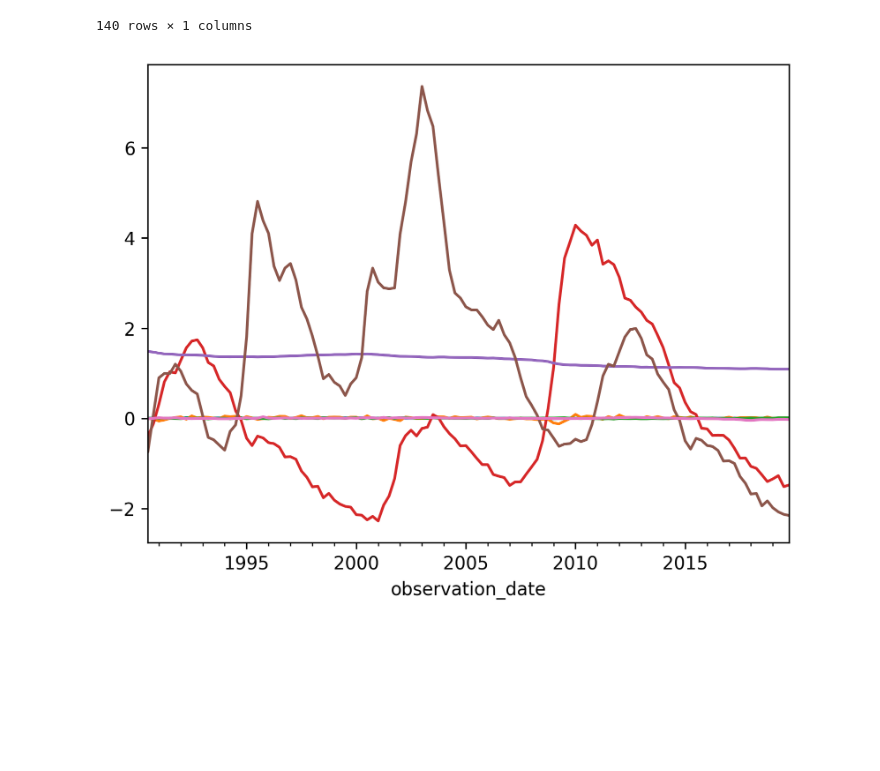
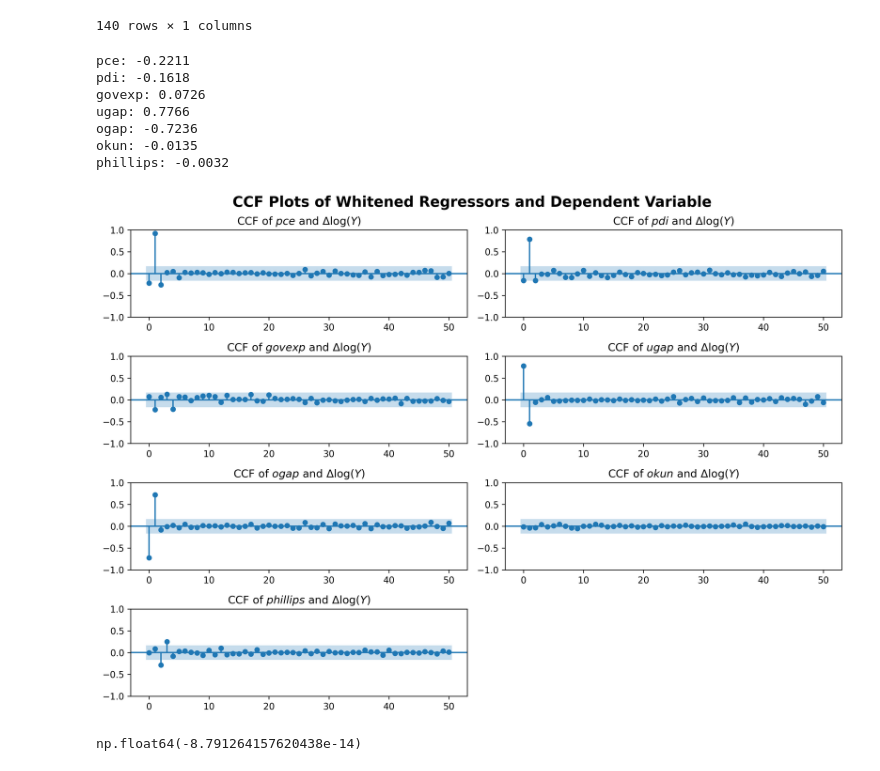
Before and after one commit to GongJr0/Econometrics2025-Project, a Jupyter notebook: scrapbook.ipynb, the cells around one changed output. Drawn from its saved outputs; the diff is of its cells as text; code cells hidden in the pictures; blank space fills up the shorter version.

```diff
--- a/scrapbook.ipynb
+++ b/scrapbook.ipynb
@@ -1,15 +1,19 @@
 # %%
 from src.OLS import OLS
-from src.stat_tests import RESET, VIF
+from src.stat_tests import RESET, VIF, AR1, COOKS_D
 
 import pandas as pd
 import numpy as np
 
 from scipy.stats import norm, t as t_dist
+from statsmodels.graphics.tsaplots import plot_ccf
 
 import matplotlib.pyplot as plt
 import matplotlib as mpl
+
 mpl.rcParams['figure.dpi'] = 300
+A4P = (8.27, 11.69)
+A4L = (11.69, 8.27)
 # %%
 data_kw = {'encoding': 'utf-8', 'low_memory': False}
 
@@ -78,6 +82,9 @@ for df in set:
     df.set_index('observation_date', inplace=True)
 target = np.log(rgdp).diff().dropna()
 # %%
+covid_dates = ("2020-07-01", "2020-04-01")
+is_covid = pd.Series(0, index=target.index)
+is_covid.loc[covid_dates[1]:covid_dates[0]] = 1
 
 fmt_regressors = [
     np.log(pce).diff().loc[target.index],
@@ -90,7 +97,7 @@ fmt_regressors = [
     phillips.loc[target.index],
 ]
 X = pd.concat(fmt_regressors, axis=1).shift(1).dropna()
-t_idx = X.index[:-21]
+t_idx = X.index
 X = X.loc[t_idx]
 y = target.loc[t_idx]
 t_idx[-1]
@@ -177,5 +186,5 @@ array([ 5.75994898e-01,  2.88145953e-02, -8.43076522e-02,  2.37249869e-04,
 # %%
-fig, ax = plt.subplots(4, 2, figsize=(8.27, 11.69))
+fig, ax = plt.subplots(4, 2, figsize=A4P)
 ax = ax.flatten()
 while len(ax) > len(X.columns):
     fig.delaxes(ax[-1])
@@ -217,7 +226,31 @@ target
 | 2025-01-01 | -0.001626 |
 140 rows × 1 columns
 # %%
-for v in X.columns:
-    X[v].plot()
+fig, ax = plt.subplots(4, 2, figsize=A4L)
+ax = ax.flatten()
+while len(ax) > len(X.columns):
+    fig.delaxes(ax[-1])
+    ax = ax[:-1]
+
+for i, v in enumerate(X.columns):
+    coef = AR1(X[v].values, 'n')
+    resid = X[v].values[1:] - coef * X[v].values[:-1]
+    target = y.values[1:] - coef * y.values[:-1]
+    print(f"{v}: {np.corrcoef(resid.flatten(), target.flatten())[0,1]:.4f}")
+    plot_ccf(resid, target, lags=50, ax=ax[i], title=fr"CCF of ${v}$ and $\Delta \log(Y)$")
+fig.tight_layout(rect=[0, 0, 1, 0.96])
+fig.suptitle("CCF Plots of Whitened Regressors and Dependent Variable", fontsize=16, weight='bold')
+fig.savefig('paper2/fig/ccf.png')
 # %% [output]
+pce: -0.2211
+pdi: -0.1618
+govexp: 0.0726
+ugap: 0.7766
+ogap: -0.7236
+okun: -0.0135
+phillips: -0.0032
-[figure, old version]
+[figure, new version]
+# %%
+fit.XT_e
+# %% [output]
+np.float64(-8.791264157620438e-14)
```
Also changed, not shown: parts of 11 cells of this notebook, 9 other files.
